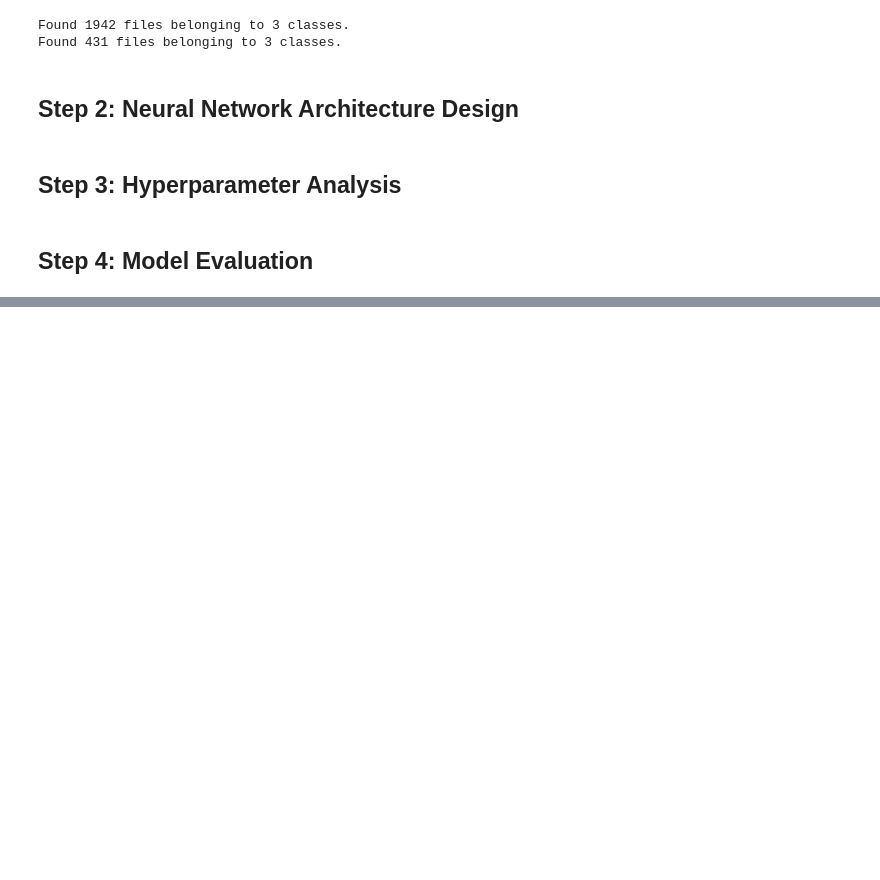
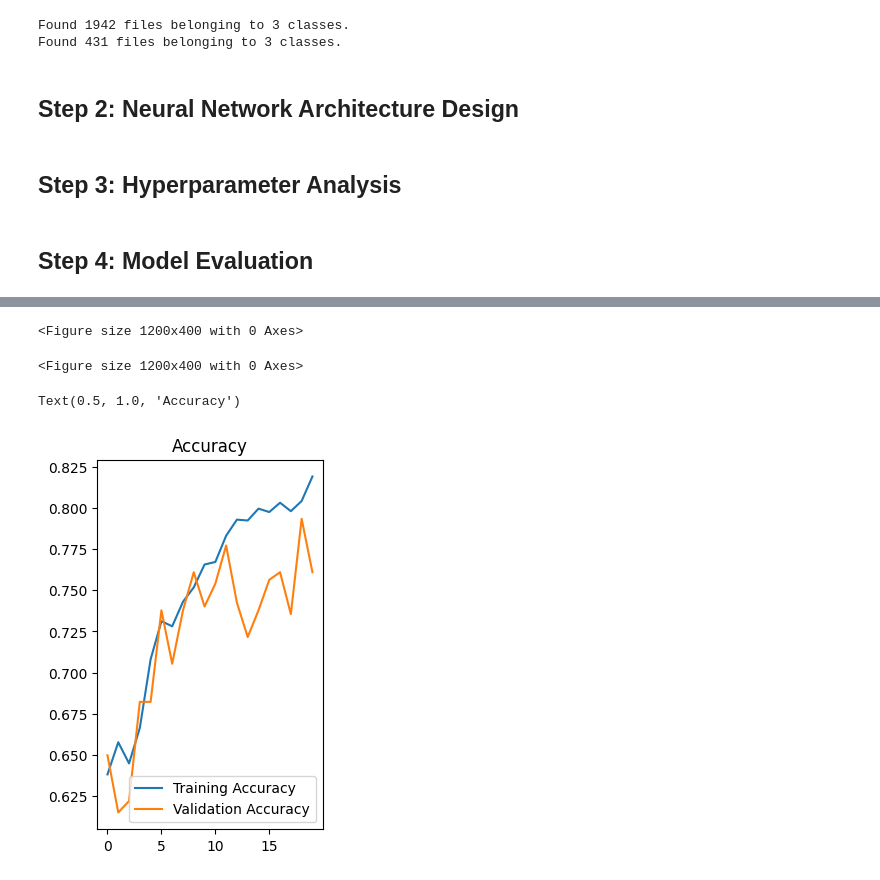
Before and after one commit to areebaxijaz/AER850-Project-2, a Jupyter notebook: AER850Project2Part1_4.ipynb, the cells around one changed output, grey strips where cells are left out. Cells and saved outputs as stored; diff of their text form; code cells hidden in the pictures; blank space fills up the shorter version.

```diff
--- a/AER850Project2Part1_4.ipynb
+++ b/AER850Project2Part1_4.ipynb
@@ -108,0 +138,16 @@ KeyboardInterrupt:
+# %%
+# Plotting training and validation loss and accuracy
+plt.figure(figsize=(12, 4))
+# %% [output]
+<Figure size 1200x400 with 0 Axes>
+<Figure size 1200x400 with 0 Axes>
+# %%
+# Accuracy plot
+plt.subplot(1, 2, 1)
+plt.plot(history.history['accuracy'], label='Training Accuracy')
+plt.plot(history.history['val_accuracy'], label='Validation Accuracy')
+plt.legend()
+plt.title('Accuracy')
+# %% [output]
+Text(0.5, 1.0, 'Accuracy')
+[figure, added]
```
Also changed, not shown: parts of 3 cells of this notebook.
